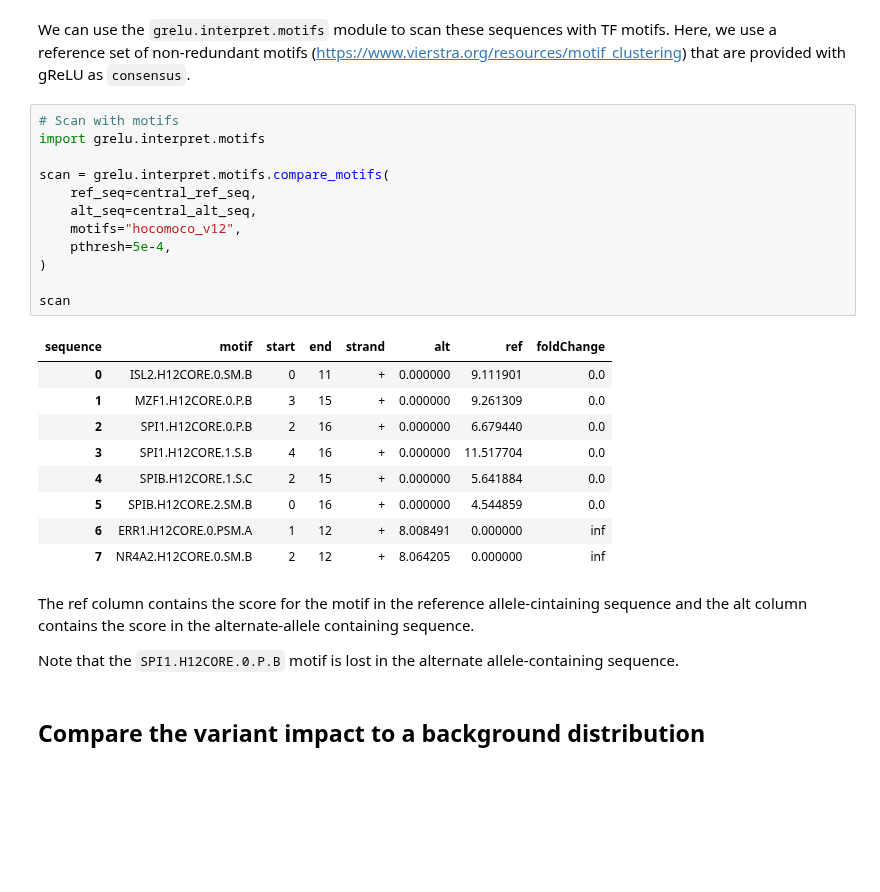
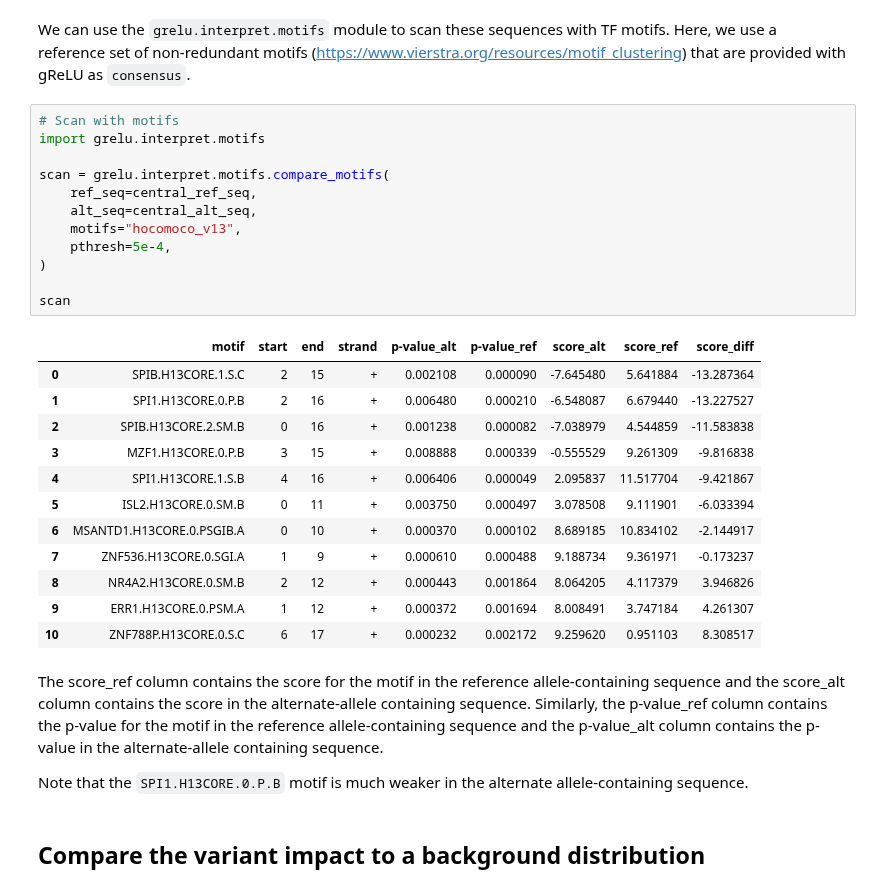
Before and after one commit to Genentech/gReLU, a Jupyter notebook: docs/tutorials/5_variant.ipynb, the cells around one changed output. Drawn from its saved outputs; the diff is of its cells as text; blank space fills up the shorter version.

```diff
--- a/docs/tutorials/5_variant.ipynb
+++ b/docs/tutorials/5_variant.ipynb
@@ -347,29 +361,32 @@ We can use the `grelu.interpret.motifs` module to scan these sequences with TF m
 # %%
 # Scan with motifs
 import grelu.interpret.motifs
 
 scan = grelu.interpret.motifs.compare_motifs(
     ref_seq=central_ref_seq,
     alt_seq=central_alt_seq,
-    motifs="hocomoco_v12",
+    motifs="hocomoco_v13",
     pthresh=5e-4,
 )
 
 scan
 # %% [output]
-| sequence | motif | start | end | strand | alt | ref | foldChange |
-| 0 | ISL2.H12CORE.0.SM.B | 0 | 11 | + | 0.000000 | 9.111901 | 0.0 |
-| 1 | MZF1.H12CORE.0.P.B | 3 | 15 | + | 0.000000 | 9.261309 | 0.0 |
-| 2 | SPI1.H12CORE.0.P.B | 2 | 16 | + | 0.000000 | 6.679440 | 0.0 |
-| 3 | SPI1.H12CORE.1.S.B | 4 | 16 | + | 0.000000 | 11.517704 | 0.0 |
-| 4 | SPIB.H12CORE.1.S.C | 2 | 15 | + | 0.000000 | 5.641884 | 0.0 |
-| 5 | SPIB.H12CORE.2.SM.B | 0 | 16 | + | 0.000000 | 4.544859 | 0.0 |
-| 6 | ERR1.H12CORE.0.PSM.A | 1 | 12 | + | 8.008491 | 0.000000 | inf |
-| 7 | NR4A2.H12CORE.0.SM.B | 2 | 12 | + | 8.064205 | 0.000000 | inf |
+|  | motif | start | end | strand | p-value_alt | p-value_ref | score_alt | score_ref | score_diff |
+| 0 | SPIB.H13CORE.1.S.C | 2 | 15 | + | 0.002108 | 0.000090 | -7.645480 | 5.641884 | -13.287364 |
+| 1 | SPI1.H13CORE.0.P.B | 2 | 16 | + | 0.006480 | 0.000210 | -6.548087 | 6.679440 | -13.227527 |
+| 2 | SPIB.H13CORE.2.SM.B | 0 | 16 | + | 0.001238 | 0.000082 | -7.038979 | 4.544859 | -11.583838 |
+| 3 | MZF1.H13CORE.0.P.B | 3 | 15 | + | 0.008888 | 0.000339 | -0.555529 | 9.261309 | -9.816838 |
+| 4 | SPI1.H13CORE.1.S.B | 4 | 16 | + | 0.006406 | 0.000049 | 2.095837 | 11.517704 | -9.421867 |
+| 5 | ISL2.H13CORE.0.SM.B | 0 | 11 | + | 0.003750 | 0.000497 | 3.078508 | 9.111901 | -6.033394 |
+| 6 | MSANTD1.H13CORE.0.PSGIB.A | 0 | 10 | + | 0.000370 | 0.000102 | 8.689185 | 10.834102 | -2.144917 |
+| 7 | ZNF536.H13CORE.0.SGI.A | 1 | 9 | + | 0.000610 | 0.000488 | 9.188734 | 9.361971 | -0.173237 |
+| 8 | NR4A2.H13CORE.0.SM.B | 2 | 12 | + | 0.000443 | 0.001864 | 8.064205 | 4.117379 | 3.946826 |
+| 9 | ERR1.H13CORE.0.PSM.A | 1 | 12 | + | 0.000372 | 0.001694 | 8.008491 | 3.747184 | 4.261307 |
+| 10 | ZNF788P.H13CORE.0.S.C | 6 | 17 | + | 0.000232 | 0.002172 | 9.259620 | 0.951103 | 8.308517 |
 # %% [markdown]
-The ref column contains the score for the motif in the reference allele-cintaining sequence and the alt column contains the score in the alternate-allele containing sequence.
+The score_ref column contains the score for the motif in the reference allele-containing sequence and the score_alt column contains the score in the alternate-allele containing sequence. Similarly, the p-value_ref column contains the p-value for the motif in the reference allele-containing sequence and the p-value_alt column contains the p-value in the alternate-allele containing sequence.
 
-Note that the `SPI1.H12CORE.0.P.B` motif is lost in the alternate allele-containing sequence.
+Note that the `SPI1.H13CORE.0.P.B` motif is much weaker in the alternate allele-containing sequence.
 # %% [markdown]
 ## Compare the variant impact to a background distribution
 # %% [markdown]
```
Also changed, not shown: parts of 9 cells of this notebook.
